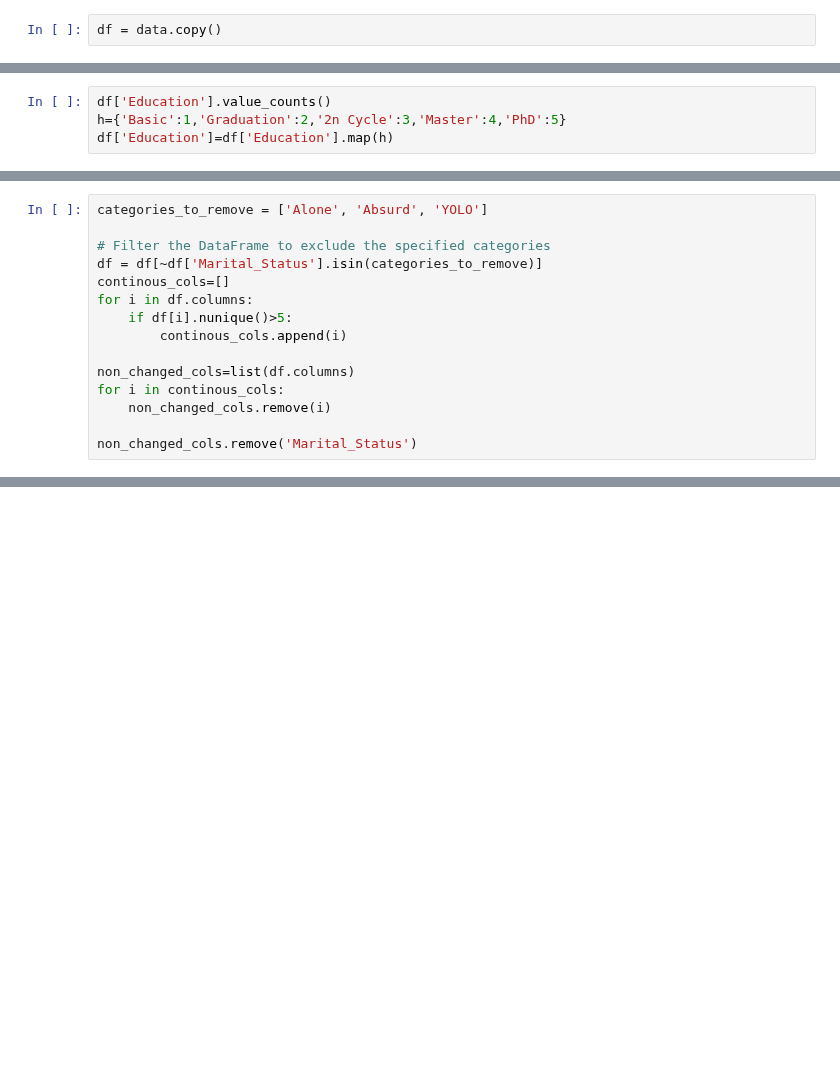
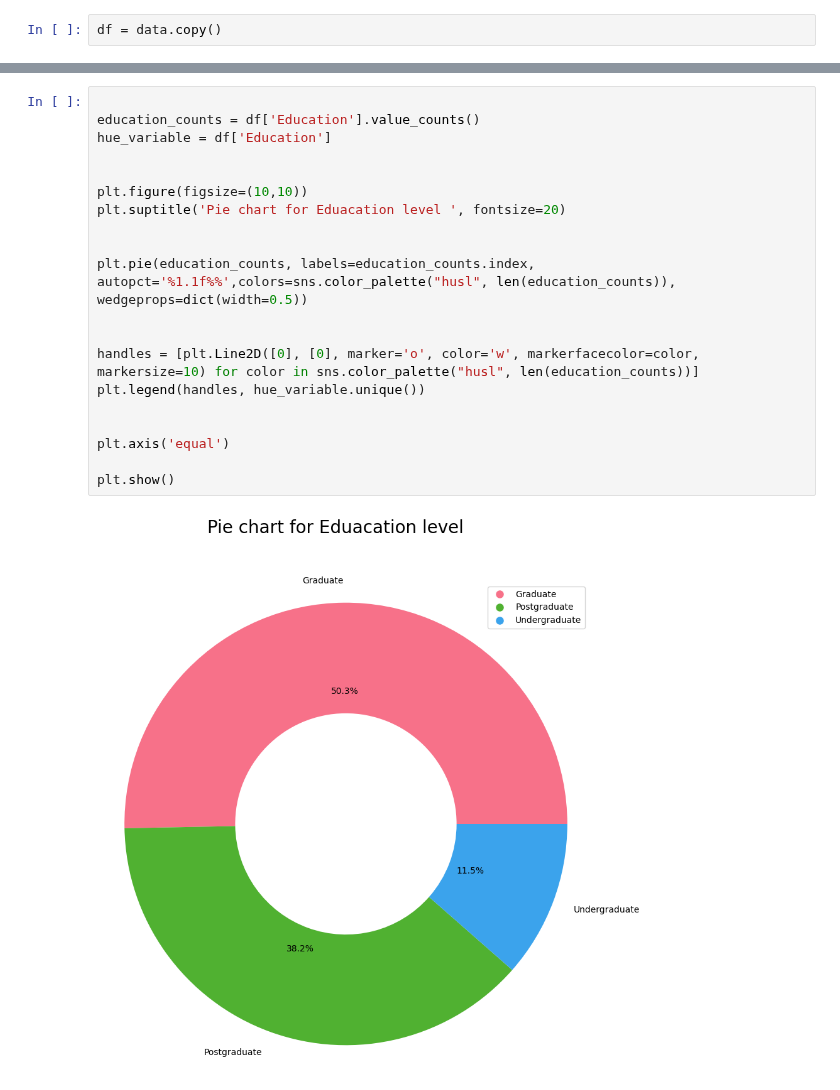
Before and after one commit to ChiuLinhPhat/project-, a Jupyter notebook: visual.ipynb, the cells around one changed output, grey strips where cells are left out. Saved outputs shown, nothing was run; the diff lists cells and outputs as text; blank space fills up the shorter version.

```diff
--- a/visual.ipynb
+++ b/visual.ipynb
@@ -106,4 +116,0 @@ mask=(df['Year_Birth']>1920)&(df['Income']<300000)&(df['MntMeatProducts']<1250)&
-# %%
-df['Education'].value_counts()
-h={'Basic':1,'Graduation':2,'2n Cycle':3,'Master':4,'PhD':5}
-df['Education']=df['Education'].map(h)
@@ -123,15 +116,0 @@ Name: count, dtype: int64
-# %%
-categories_to_remove = ['Alone', 'Absurd', 'YOLO']
-
-# Filter the DataFrame to exclude the specified categories
-df = df[~df['Marital_Status'].isin(categories_to_remove)]
-continous_cols=[]
-for i in df.columns:
-    if df[i].nunique()>5:
-        continous_cols.append(i)
-
-non_changed_cols=list(df.columns)
-for i in continous_cols:
-    non_changed_cols.remove(i)
-
-non_changed_cols.remove('Marital_Status')
@@ -137,0 +123,22 @@ non_changed_cols.remove('Marital_Status')
+# %%
+
+education_counts = df['Education'].value_counts()
+hue_variable = df['Education']
+
+
+plt.figure(figsize=(10,10))
+plt.suptitle('Pie chart for Eduacation level ', fontsize=20)
+
+
+plt.pie(education_counts, labels=education_counts.index, autopct='%1.1f%%',colors=sns.color_palette("husl", len(education_counts)), wedgeprops=dict(width=0.5))
+
+
+handles = [plt.Line2D([0], [0], marker='o', color='w', markerfacecolor=color, markersize=10) for color in sns.color_palette("husl", len(education_counts))]
+plt.legend(handles, hue_variable.unique())
+
+
+plt.axis('equal')
+
+plt.show()
+# %% [output]
+[figure, added]
```
Also changed, not shown: parts of 15 cells of this notebook.
